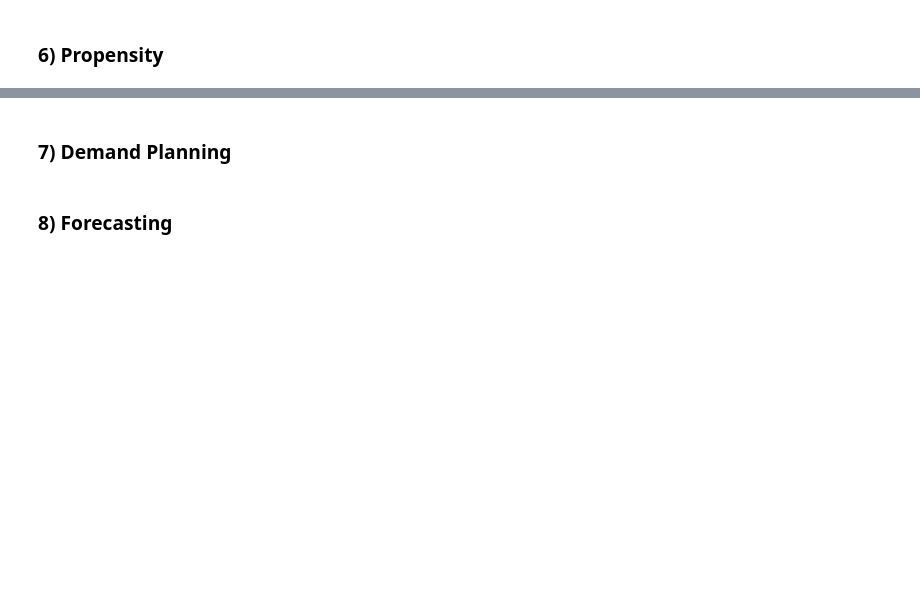
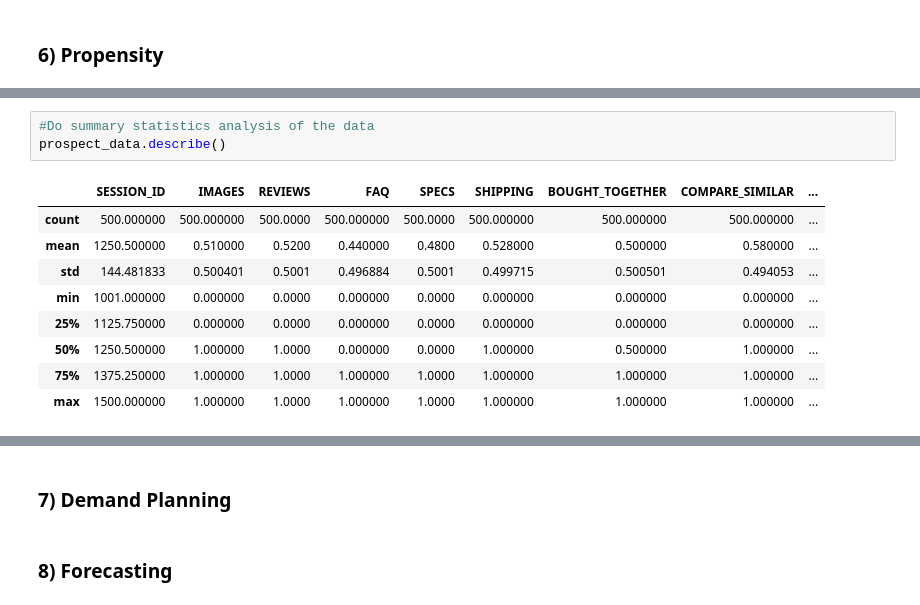
Before and after one commit to geoffreylink/Projects, a Jupyter notebook: 05 Statistical Methods/10 Common Use Cases for Business Analytics.ipynb, the cells around one changed output, grey strips where cells are left out. Saved outputs shown, nothing was run; the diff lists cells and outputs as text; blank space fills up the shorter version.

```diff
--- a/05 Statistical Methods/10 Common Use Cases for Business Analytics.ipynb
+++ b/05 Statistical Methods/10 Common Use Cases for Business Analytics.ipynb
@@ -702,0 +943,13 @@ Name: clv, dtype: float64
+# %%
+#Do summary statistics analysis of the data
+prospect_data.describe()
+# %% [output]
+|  | SESSION_ID | IMAGES | REVIEWS | FAQ | SPECS | SHIPPING | BOUGHT_TOGETHER | COMPARE_SIMILAR | ... |
+| count | 500.000000 | 500.000000 | 500.0000 | 500.000000 | 500.0000 | 500.000000 | 500.000000 | 500.000000 | ... |
+| mean | 1250.500000 | 0.510000 | 0.5200 | 0.440000 | 0.4800 | 0.528000 | 0.500000 | 0.580000 | ... |
+| std | 144.481833 | 0.500401 | 0.5001 | 0.496884 | 0.5001 | 0.499715 | 0.500501 | 0.494053 | ... |
+| min | 1001.000000 | 0.000000 | 0.0000 | 0.000000 | 0.0000 | 0.000000 | 0.000000 | 0.000000 | ... |
+| 25% | 1125.750000 | 0.000000 | 0.0000 | 0.000000 | 0.0000 | 0.000000 | 0.000000 | 0.000000 | ... |
+| 50% | 1250.500000 | 1.000000 | 1.0000 | 0.000000 | 0.0000 | 1.000000 | 0.500000 | 1.000000 | ... |
+| 75% | 1375.250000 | 1.000000 | 1.0000 | 1.000000 | 1.0000 | 1.000000 | 1.000000 | 1.000000 | ... |
+| max | 1500.000000 | 1.000000 | 1.0000 | 1.000000 | 1.0000 | 1.000000 | 1.000000 | 1.000000 | ... |
```
Also changed, not shown: parts of 21 cells of this notebook, 1 other file.
